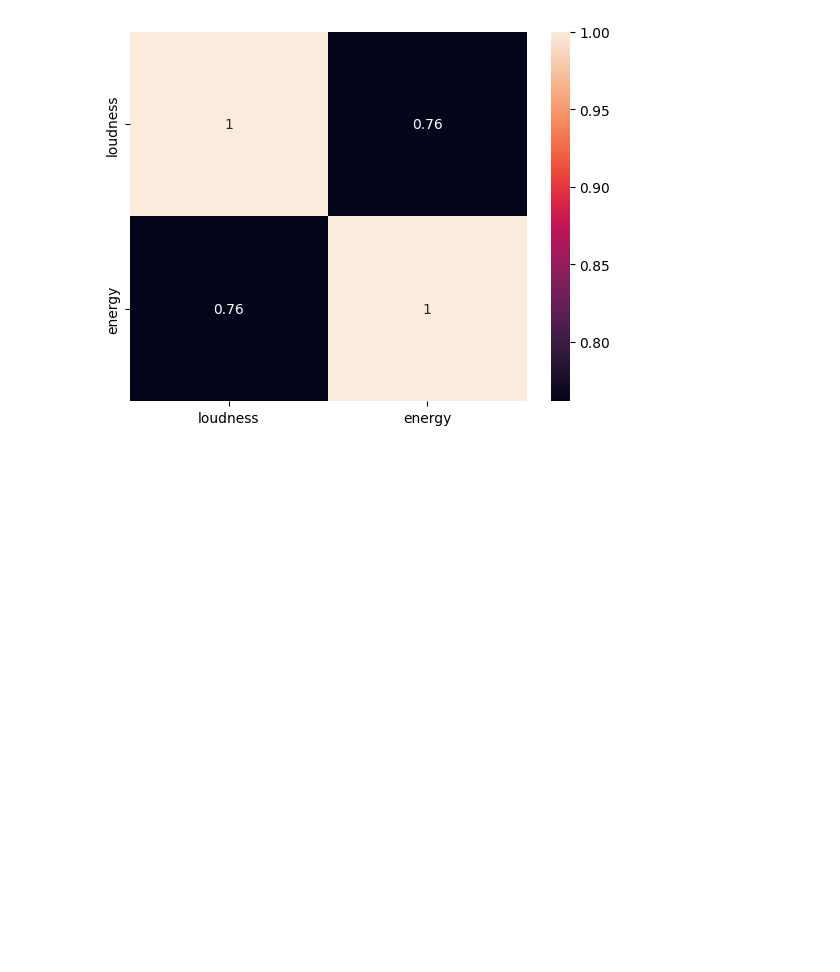
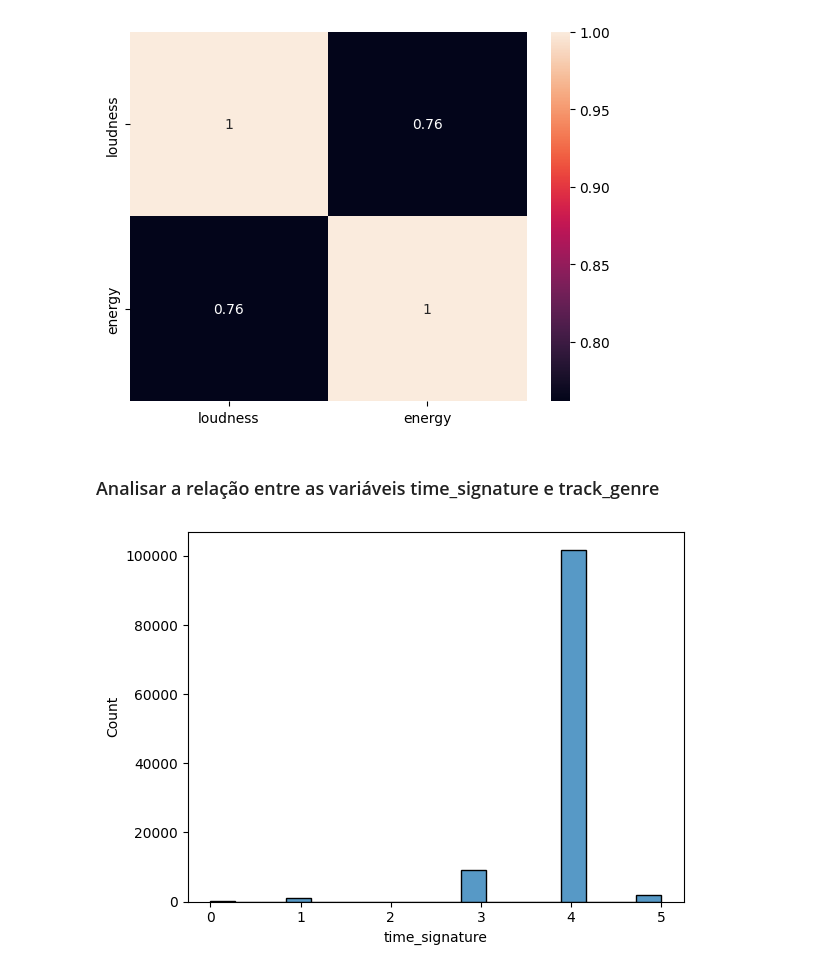
Before and after one commit to alvaroDatlo/analise_spotify, a Jupyter notebook: main.ipynb, the cells around one changed output. Saved outputs shown, nothing was run; the diff lists cells and outputs as text; code cells hidden in the pictures; blank space fills up the shorter version.

```diff
--- a/main.ipynb
+++ b/main.ipynb
@@ -216,3 +216,9 @@ sns.scatterplot(data=df[df['popularity'] > 50], x='loudness', y='energy', hue='p
 sns.heatmap(df[['loudness', 'energy']].corr(method='pearson', numeric_only=True), annot=True);
 # %% [output]
 [figure]
+# %% [markdown]
+### Analisar a relação entre as variáveis time_signature e track_genre
+# %%
+sns.histplot(data=df, x='time_signature');
+# %% [output]
+[figure, added]
```
Also changed, not shown: parts of 3 cells of this notebook.
